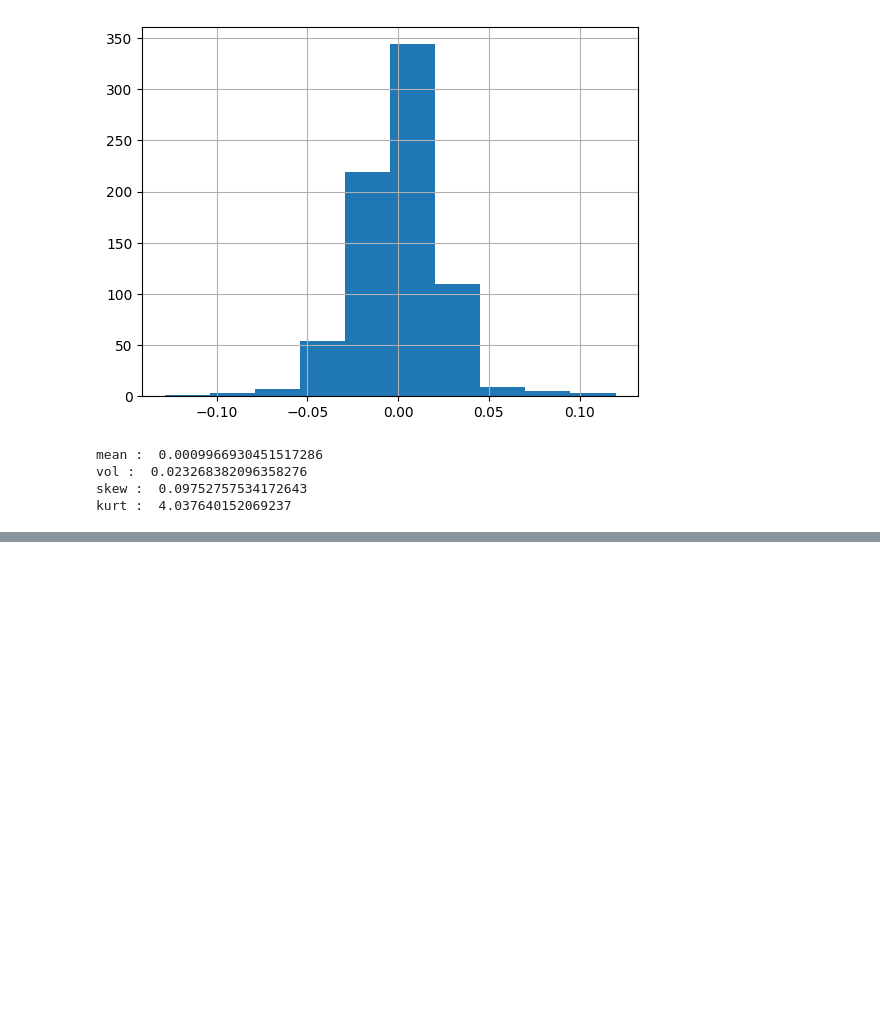
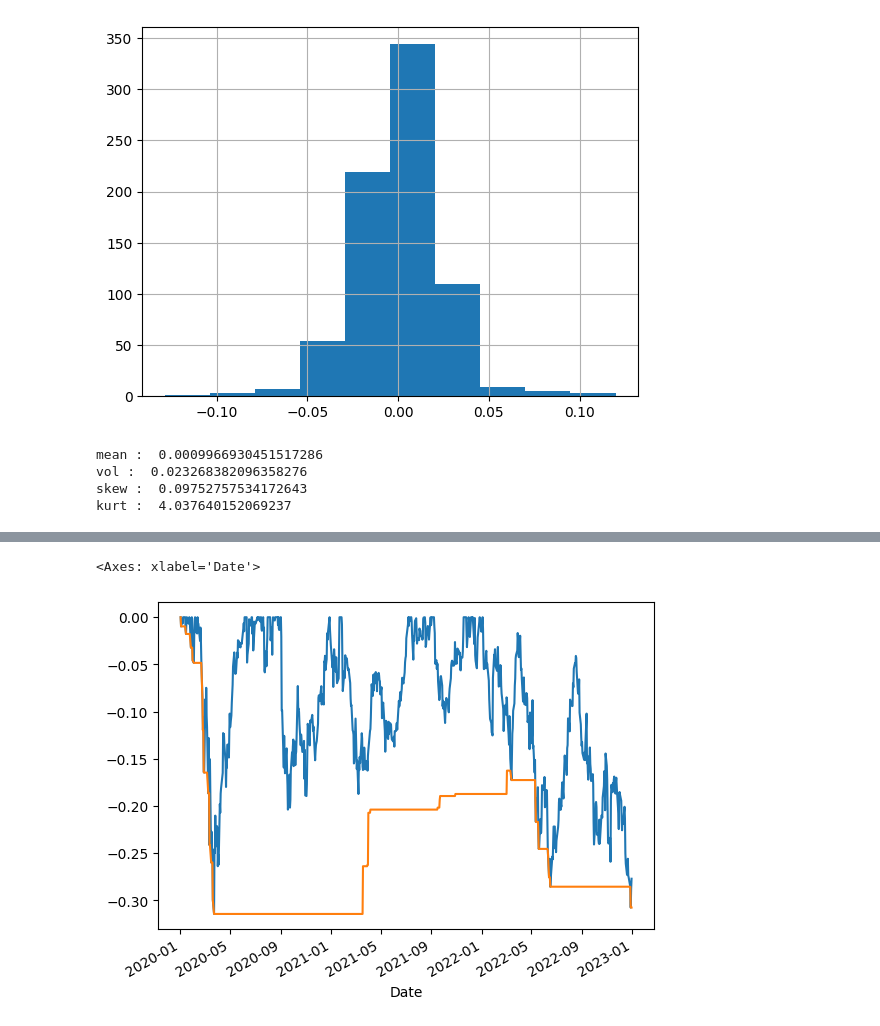
Before and after one commit to quyenphamkhac/py4fin, a Jupyter notebook: portfolio_analysis/basic_analysis.ipynb, the cells around one changed output, grey strips where cells are left out. Drawn from its saved outputs; the diff is of its cells as text; code cells hidden in the pictures; blank space fills up the shorter version.

```diff
--- a/portfolio_analysis/basic_analysis.ipynb
+++ b/portfolio_analysis/basic_analysis.ipynb
@@ -216,0 +260,3 @@ kurt :  4.037640152069237
+# %%
+roll_max = apple_price.rolling(min_periods=1, window=250).max()
+print(roll_max)
@@ -216,0 +277,10 @@ kurt :  4.037640152069237
+# %%
+daily_drawdown = apple_price/roll_max - 1.0
+# %%
+max_daily_drawdown = daily_drawdown.rolling(min_periods=1, window=250).min()
+# %%
+daily_drawdown.plot()
+max_daily_drawdown.plot()
+# %% [output]
+<Axes: xlabel='Date'>
+[figure, added]
```
Also changed, not shown: parts of 28 cells of this notebook, 12 other files.
